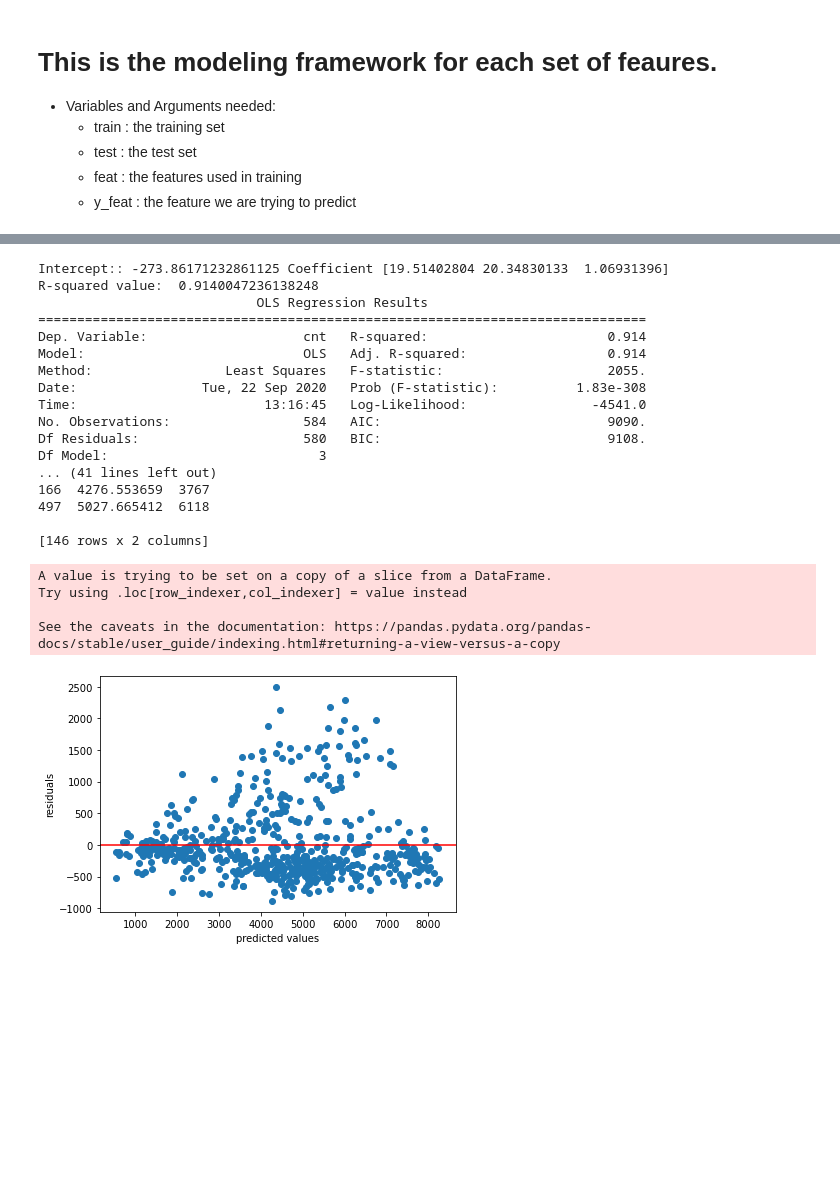
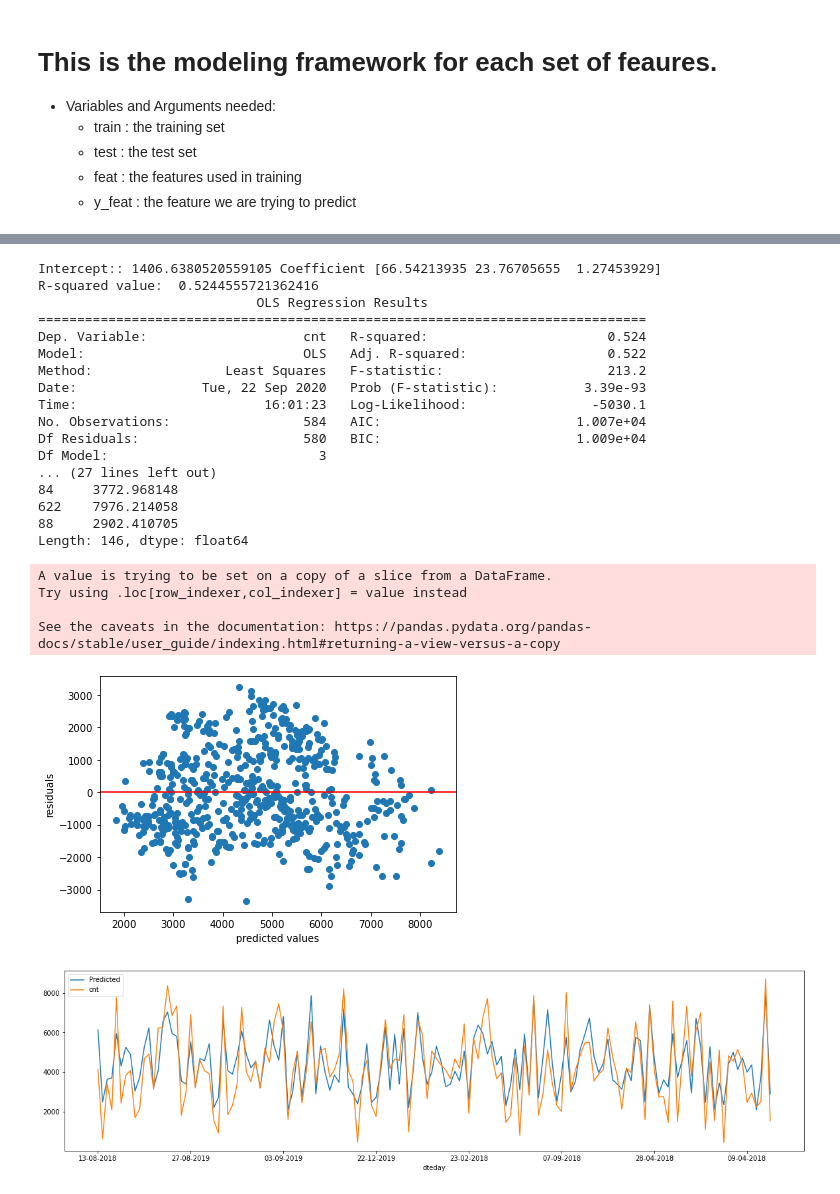
Before and after one commit to marcelthebridge/Data-602-Linear-Regression-Model-HW1, a Jupyter notebook: 602_HW1_Report.ipynb, the cells around one changed output, grey strips where cells are left out. Saved outputs shown, nothing was run; the diff lists cells and outputs as text; code cells hidden in the pictures; blank space fills up the shorter version.

```diff
--- a/602_HW1_Report.ipynb
+++ b/602_HW1_Report.ipynb
@@ -36,9 +36,14 @@ import statsmodels.api as sm
 
 LineR = LinearRegression()
 # %%
+"""
+Reading the data into a DataFrame, and keeping a 'dirty' copy if needed for reference.
+Retaining only columns of interest
+"""
+
 df_dirty = pd.read_csv(r"C:\Users\marce\Documents\Graduate School\Data 602\Linear Regression HW\Bike\Bikeshare.csv")
 df = df_dirty.dropna()
-df = df[['temp', 'atemp' ,'hum','windspeed','casual','registered','cnt']]
+df = df[['dteday','temp', 'atemp' ,'hum','windspeed','casual','registered','cnt']]
 
 df.describe()
 # %% [output]
@@ -101,6 +110,7 @@ def LR_fit(train, test, feat):
     plt.ylabel('residuals')
     plt.tight_layout()
 
-    X_test['Predicted'] = y_predict
+    test['Predicted'] = y_predict
 
-    print(X_test[['Predicted','cnt']])
+
+    test.plot(x='dteday', y=['Predicted','cnt'], figsize=(20, 5))
@@ -190,28 +215,29 @@ See the caveats in the documentation: https://pandas.pydata.org/pandas-docs/stab
 # %%
-LR_fit(X_train, X_test, ['atemp','temp','registered'])
+LR_fit(X_train, X_test, ['atemp','temp','casual'])
 # %% [output]
-Intercept:: -273.86171232861125 Coefficient [19.51402804 20.34830133  1.06931396]
-R-squared value:  0.9140047236138248
+Intercept:: 1406.6380520559105 Coefficient [66.54213935 23.76705655  1.27453929]
+R-squared value:  0.5244555721362416
                             OLS Regression Results
 ==============================================================================
-Dep. Variable:                    cnt   R-squared:                       0.914
-Model:                            OLS   Adj. R-squared:                  0.914
-Method:                 Least Squares   F-statistic:                     2055.
-Date:                Tue, 22 Sep 2020   Prob (F-statistic):          1.83e-308
-Time:                        13:16:45   Log-Likelihood:                -4541.0
-No. Observations:                 584   AIC:                             9090.
-Df Residuals:                     580   BIC:                             9108.
+Dep. Variable:                    cnt   R-squared:                       0.524
+Model:                            OLS   Adj. R-squared:                  0.522
+Method:                 Least Squares   F-statistic:                     213.2
+Date:                Tue, 22 Sep 2020   Prob (F-statistic):           3.39e-93
+Time:                        16:01:23   Log-Likelihood:                -5030.1
+No. Observations:                 584   AIC:                         1.007e+04
+Df Residuals:                     580   BIC:                         1.009e+04
 Df Model:                           3
-... (41 lines left out)
-166  4276.553659  3767
-497  5027.665412  6118
-
-[146 rows x 2 columns]
+... (27 lines left out)
+84     3772.968148
+622    7976.214058
+88     2902.410705
+Length: 146, dtype: float64
 A value is trying to be set on a copy of a slice from a DataFrame.
 Try using .loc[row_indexer,col_indexer] = value instead
 
 See the caveats in the documentation: https://pandas.pydata.org/pandas-docs/stable/user_guide/indexing.html#returning-a-view-versus-a-copy
-[figure, old version]
+[figure, new version]
+[figure, added]
 # %% [markdown]
 # Findings
 
```
Also changed, not shown: parts of 13 cells of this notebook.
